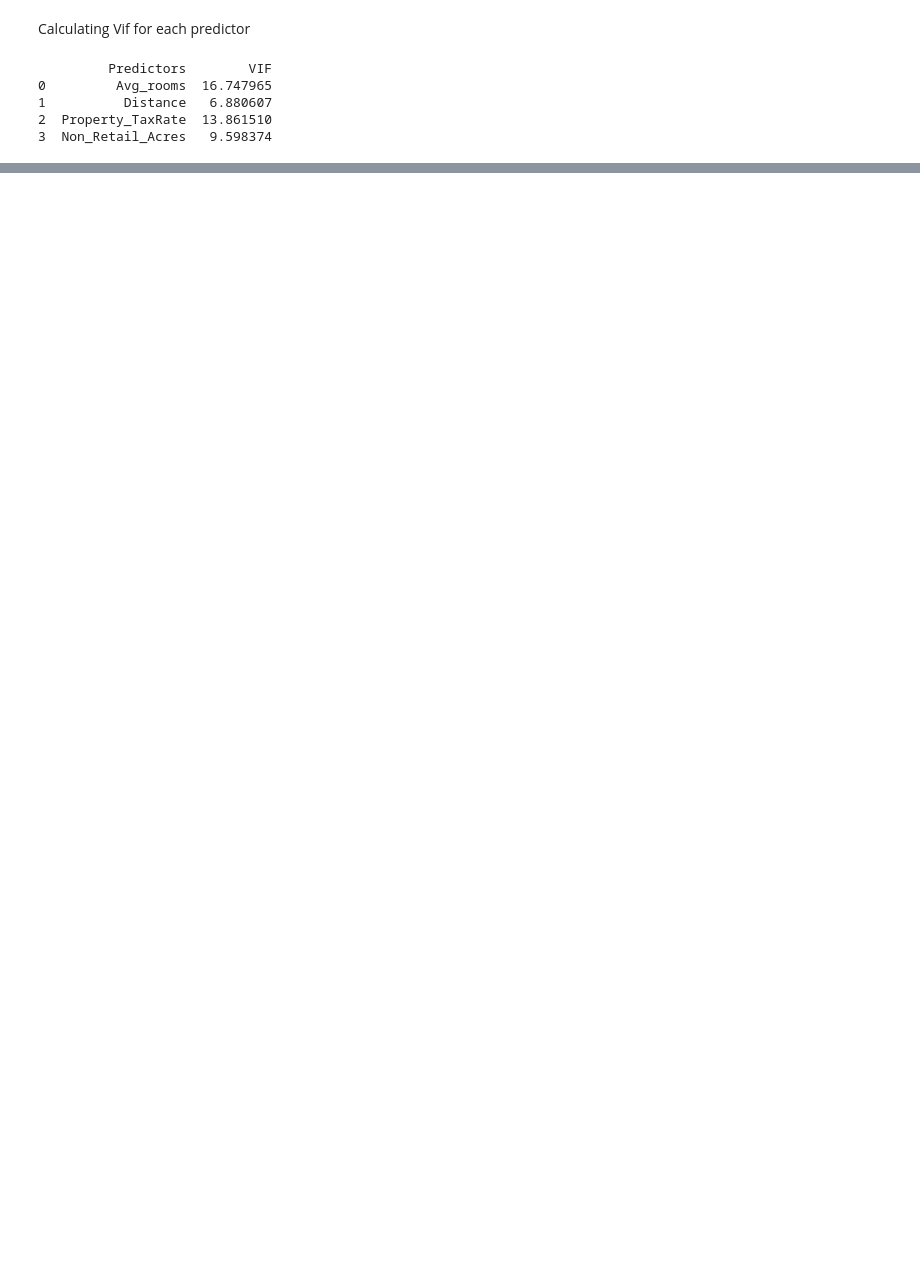
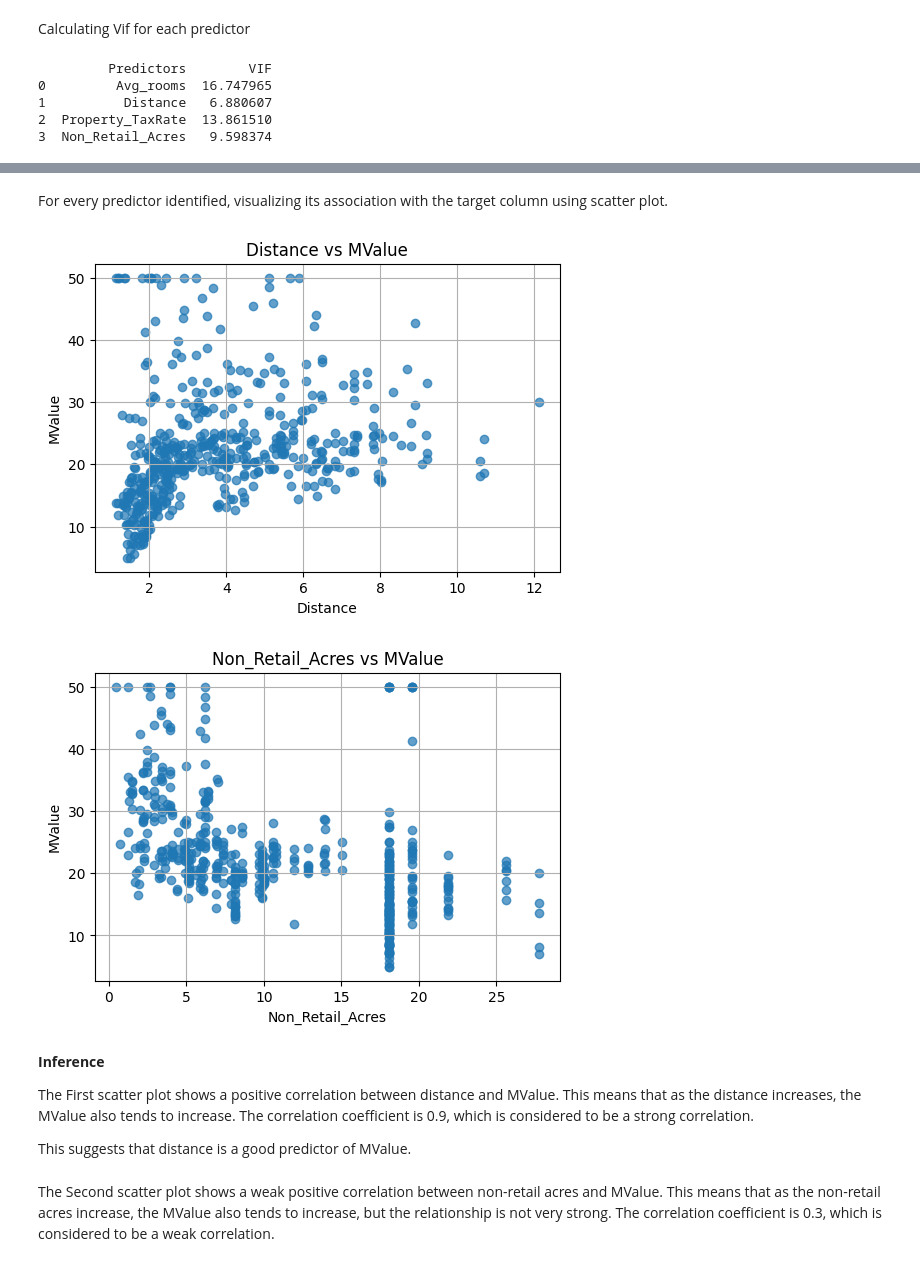
Before and after one commit to badrinarayanan02/machine_learning, a Jupyter notebook: 2348507_AMLlab2.ipynb, the cells around one changed output, grey strips where cells are left out. Drawn from its saved outputs; the diff is of its cells as text; code cells hidden in the pictures; blank space fills up the shorter version.

Commit message:
Analysis on boston town dataset using Multiple Linear Regression

```diff
--- a/2348507_AMLlab2.ipynb
+++ b/2348507_AMLlab2.ipynb
@@ -46,0 +60,27 @@ print(vif_data)
+# %% [markdown]
+For every predictor identified, visualizing its association with the target column using scatter plot.
+# %%
+predictors = [ 'Distance','Non_Retail_Acres']
+target = 'MValue'
+
+# Plotting scatter plots for each predictor against the target variable
+
+for predictor in predictors:
+    plt.figure(figsize=(6, 4))
+    plt.scatter(data[predictor], data[target], alpha=0.7)
+    plt.title(f'{predictor} vs {target}')
+    plt.xlabel(predictor)
+    plt.ylabel(target)
+    plt.grid(True)
+    plt.show()
+# %% [output]
+[figure, added]
+[figure, added]
+# %% [markdown]
+**Inference**
+
+The First scatter plot shows a positive correlation between distance and MValue. This means that as the distance increases, the MValue also tends to increase. The correlation coefficient is 0.9, which is considered to be a strong correlation.
+
+This suggests that distance is a good predictor of MValue.
+# %% [markdown]
+The Second scatter plot shows a weak positive correlation between non-retail acres and MValue. This means that as the non-retail acres increase, the MValue also tends to increase, but the relationship is not very strong. The correlation coefficient is 0.3, which is considered to be a weak correlation.
```
Also changed, not shown: parts of 17 cells of this notebook.
